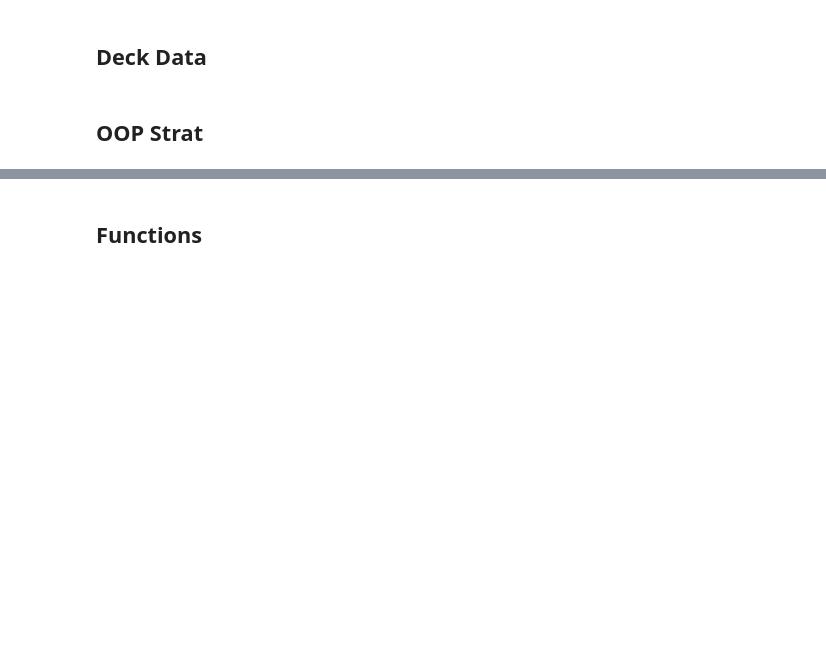
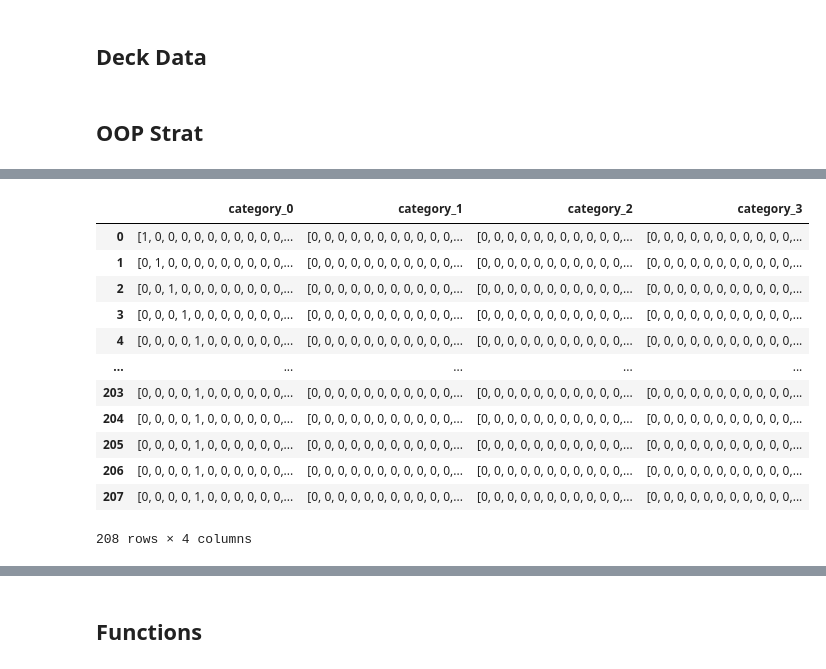
Before and after one commit to agrero/maptoken_mtg, a Jupyter notebook: sampler.ipynb, the cells around one changed output, grey strips where cells are left out. Cells and saved outputs as stored; diff of their text form; code cells hidden in the pictures; blank space fills up the shorter version.

```diff
--- a/sampler.ipynb
+++ b/sampler.ipynb
@@ -487,0 +542,16 @@ deckdata.category_counts
+# %%
+deckdata.categories
+# %% [output]
+|  | category_0 | category_1 | category_2 | category_3 |
+| 0 | [1, 0, 0, 0, 0, 0, 0, 0, 0, 0, 0,... | [0, 0, 0, 0, 0, 0, 0, 0, 0, 0, 0,... | [0, 0, 0, 0, 0, 0, 0, 0, 0, 0, 0,... | [0, 0, 0, 0, 0, 0, 0, 0, 0, 0, 0,... |
+| 1 | [0, 1, 0, 0, 0, 0, 0, 0, 0, 0, 0,... | [0, 0, 0, 0, 0, 0, 0, 0, 0, 0, 0,... | [0, 0, 0, 0, 0, 0, 0, 0, 0, 0, 0,... | [0, 0, 0, 0, 0, 0, 0, 0, 0, 0, 0,... |
+| 2 | [0, 0, 1, 0, 0, 0, 0, 0, 0, 0, 0,... | [0, 0, 0, 0, 0, 0, 0, 0, 0, 0, 0,... | [0, 0, 0, 0, 0, 0, 0, 0, 0, 0, 0,... | [0, 0, 0, 0, 0, 0, 0, 0, 0, 0, 0,... |
+| 3 | [0, 0, 0, 1, 0, 0, 0, 0, 0, 0, 0,... | [0, 0, 0, 0, 0, 0, 0, 0, 0, 0, 0,... | [0, 0, 0, 0, 0, 0, 0, 0, 0, 0, 0,... | [0, 0, 0, 0, 0, 0, 0, 0, 0, 0, 0,... |
+| 4 | [0, 0, 0, 0, 1, 0, 0, 0, 0, 0, 0,... | [0, 0, 0, 0, 0, 0, 0, 0, 0, 0, 0,... | [0, 0, 0, 0, 0, 0, 0, 0, 0, 0, 0,... | [0, 0, 0, 0, 0, 0, 0, 0, 0, 0, 0,... |
+| ... | ... | ... | ... | ... |
+| 203 | [0, 0, 0, 0, 1, 0, 0, 0, 0, 0, 0,... | [0, 0, 0, 0, 0, 0, 0, 0, 0, 0, 0,... | [0, 0, 0, 0, 0, 0, 0, 0, 0, 0, 0,... | [0, 0, 0, 0, 0, 0, 0, 0, 0, 0, 0,... |
+| 204 | [0, 0, 0, 0, 1, 0, 0, 0, 0, 0, 0,... | [0, 0, 0, 0, 0, 0, 0, 0, 0, 0, 0,... | [0, 0, 0, 0, 0, 0, 0, 0, 0, 0, 0,... | [0, 0, 0, 0, 0, 0, 0, 0, 0, 0, 0,... |
+| 205 | [0, 0, 0, 0, 1, 0, 0, 0, 0, 0, 0,... | [0, 0, 0, 0, 0, 0, 0, 0, 0, 0, 0,... | [0, 0, 0, 0, 0, 0, 0, 0, 0, 0, 0,... | [0, 0, 0, 0, 0, 0, 0, 0, 0, 0, 0,... |
+| 206 | [0, 0, 0, 0, 1, 0, 0, 0, 0, 0, 0,... | [0, 0, 0, 0, 0, 0, 0, 0, 0, 0, 0,... | [0, 0, 0, 0, 0, 0, 0, 0, 0, 0, 0,... | [0, 0, 0, 0, 0, 0, 0, 0, 0, 0, 0,... |
+| 207 | [0, 0, 0, 0, 1, 0, 0, 0, 0, 0, 0,... | [0, 0, 0, 0, 0, 0, 0, 0, 0, 0, 0,... | [0, 0, 0, 0, 0, 0, 0, 0, 0, 0, 0,... | [0, 0, 0, 0, 0, 0, 0, 0, 0, 0, 0,... |
+208 rows × 4 columns
```
Also changed, not shown: parts of 15 cells of this notebook.
